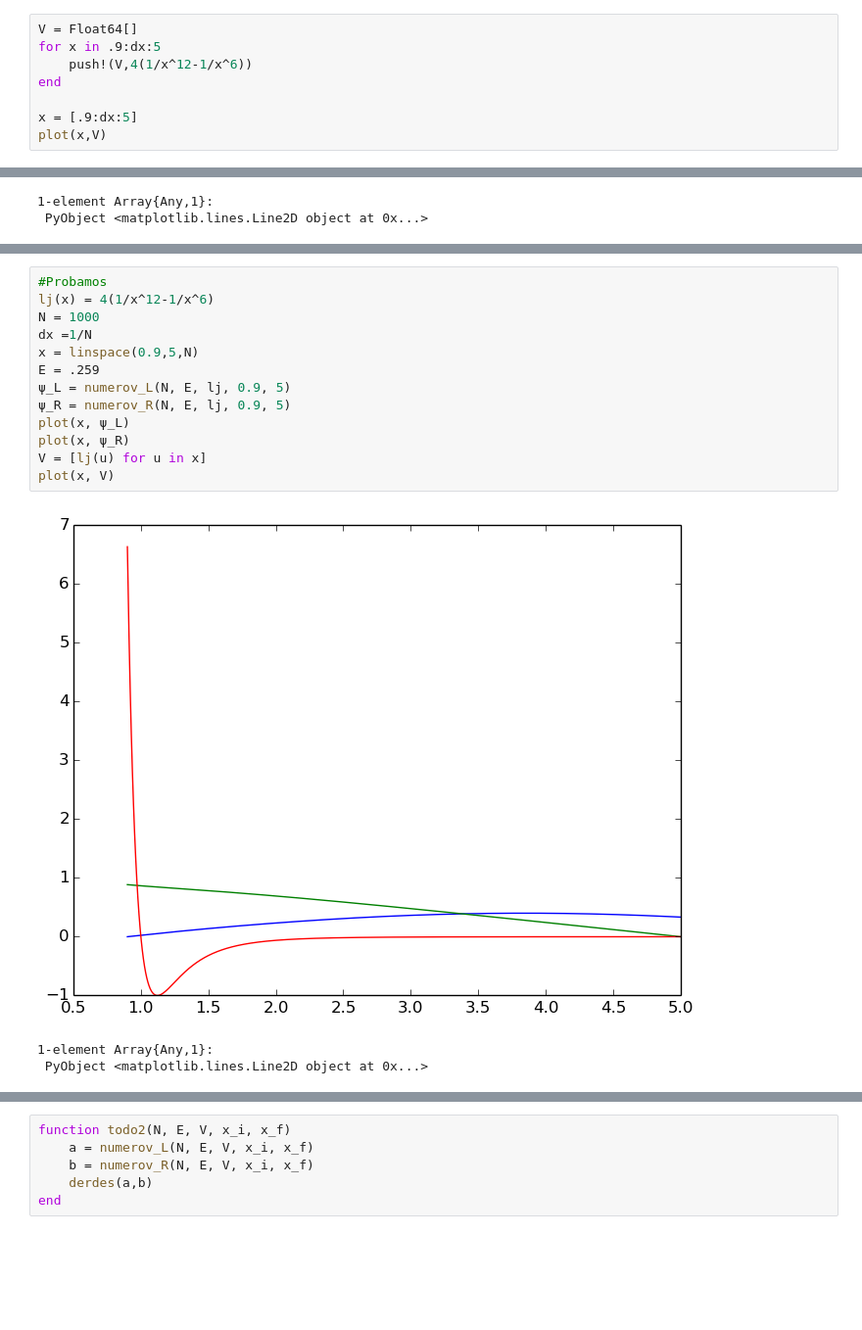
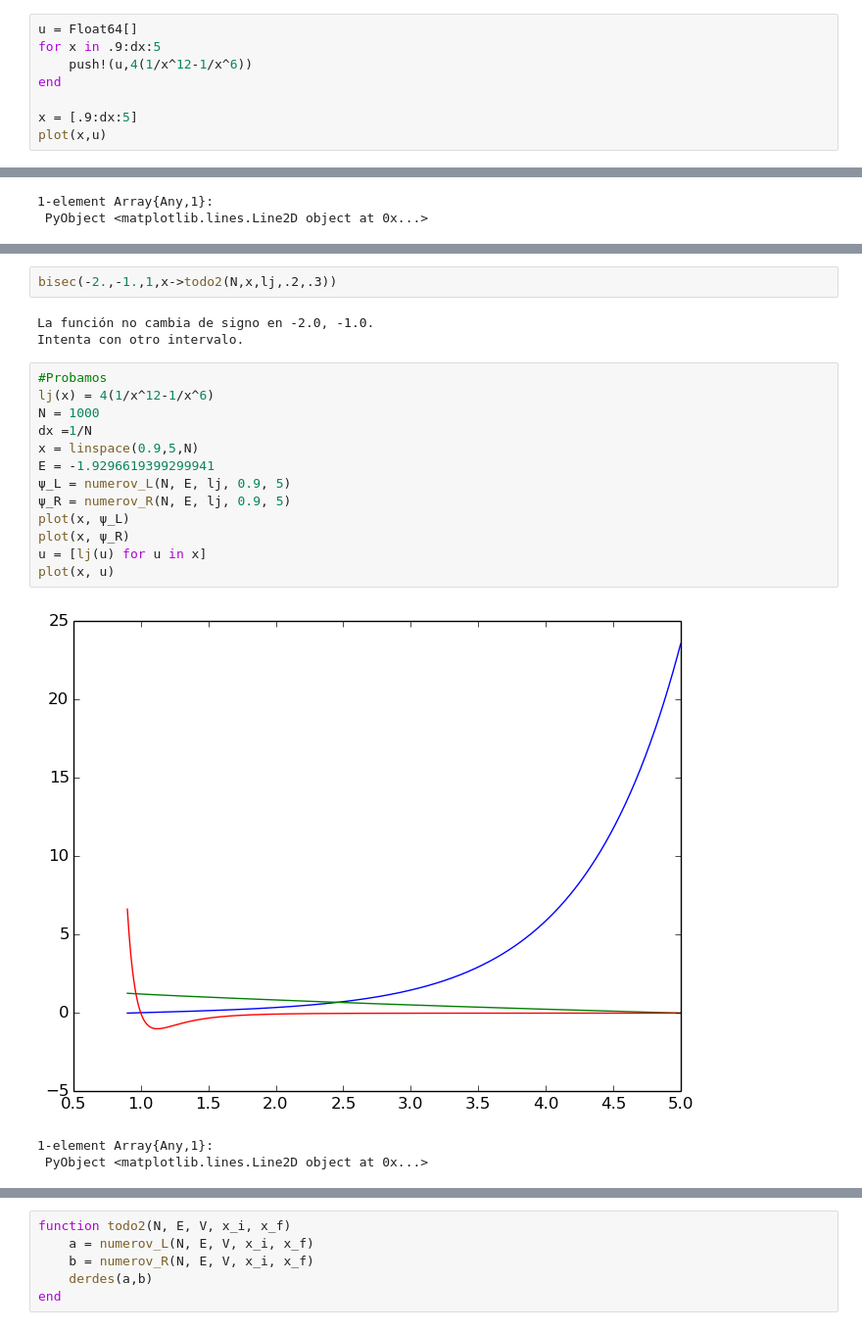
Before and after one commit to davidamaro/finalcompu, a Jupyter notebook: trabajo.ipynb, the cells around one changed output, grey strips where cells are left out. Shown at 98% size. Drawn from its saved outputs; the diff is of its cells as text; blank space fills up the shorter version.

```diff
--- a/trabajo.ipynb
+++ b/trabajo.ipynb
@@ -348,13 +365,13 @@ $$
 u(x) \equiv 4\epsilon\left((\sigma/x)^{12}-(\sigma/x)^6\right)
 $$
 # %%
-V = Float64[]
+u = Float64[]
 for x in .9:dx:5
-    push!(V,4(1/x^12-1/x^6))
+    push!(u,4(1/x^12-1/x^6))
 end
 
 x = [.9:dx:5]
-plot(x,V)
+plot(x,u)
 # %% [output]
 [figure]
 1-element Array{Any,1}:
@@ -362,18 +387,23 @@ plot(x,V)
+# %%
+bisec(-2.,-1.,1,x->todo2(N,x,lj,.2,.3))
+# %% [output]
+La función no cambia de signo en -2.0, -1.0.
+Intenta con otro intervalo.
 # %%
 #Probamos
 lj(x) = 4(1/x^12-1/x^6)
 N = 1000
 dx =1/N
 x = linspace(0.9,5,N)
-E = .259
+E = -1.9296619399299941
 ψ_L = numerov_L(N, E, lj, 0.9, 5)
 ψ_R = numerov_R(N, E, lj, 0.9, 5)
 plot(x, ψ_L)
 plot(x, ψ_R)
-V = [lj(u) for u in x]
-plot(x, V)
+u = [lj(u) for u in x]
+plot(x, u)
 # %% [output]
-[figure, old version]
+[figure, new version]
 1-element Array{Any,1}:
  PyObject <matplotlib.lines.Line2D object at 0x...>
 # %%
```
Also changed, not shown: parts of 25 cells of this notebook.
